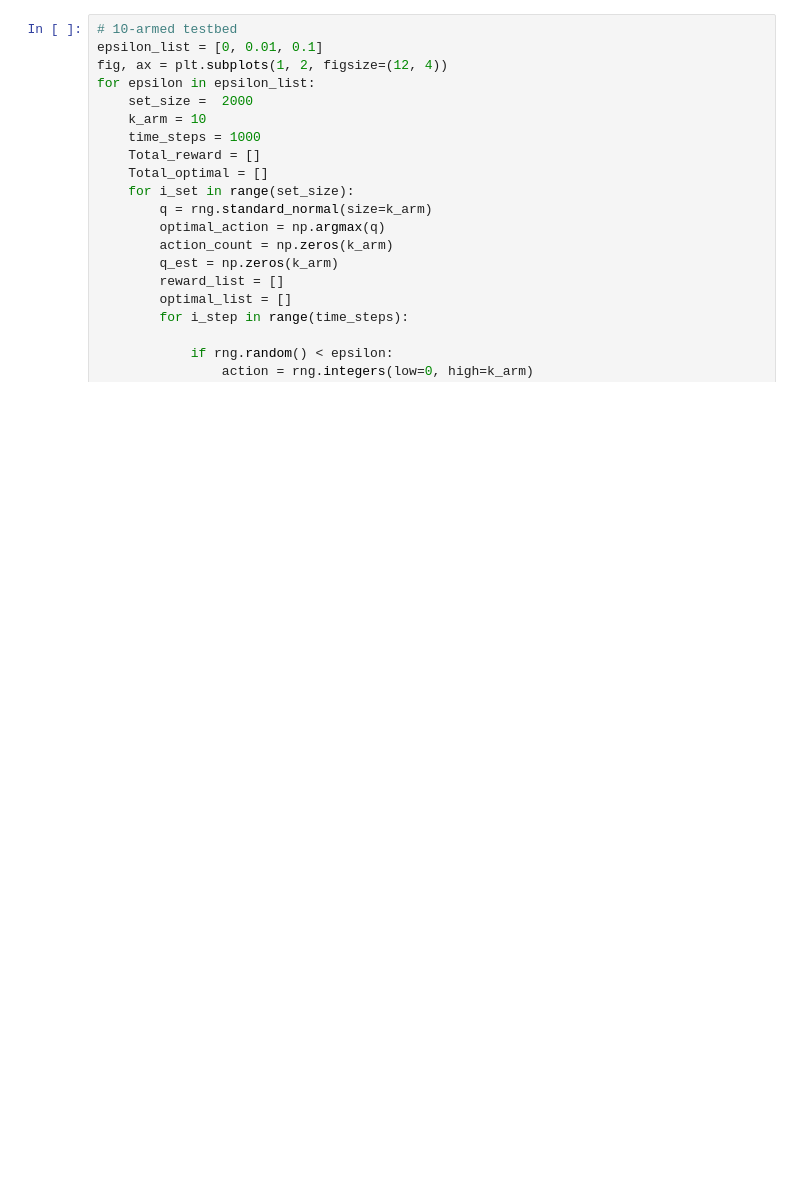
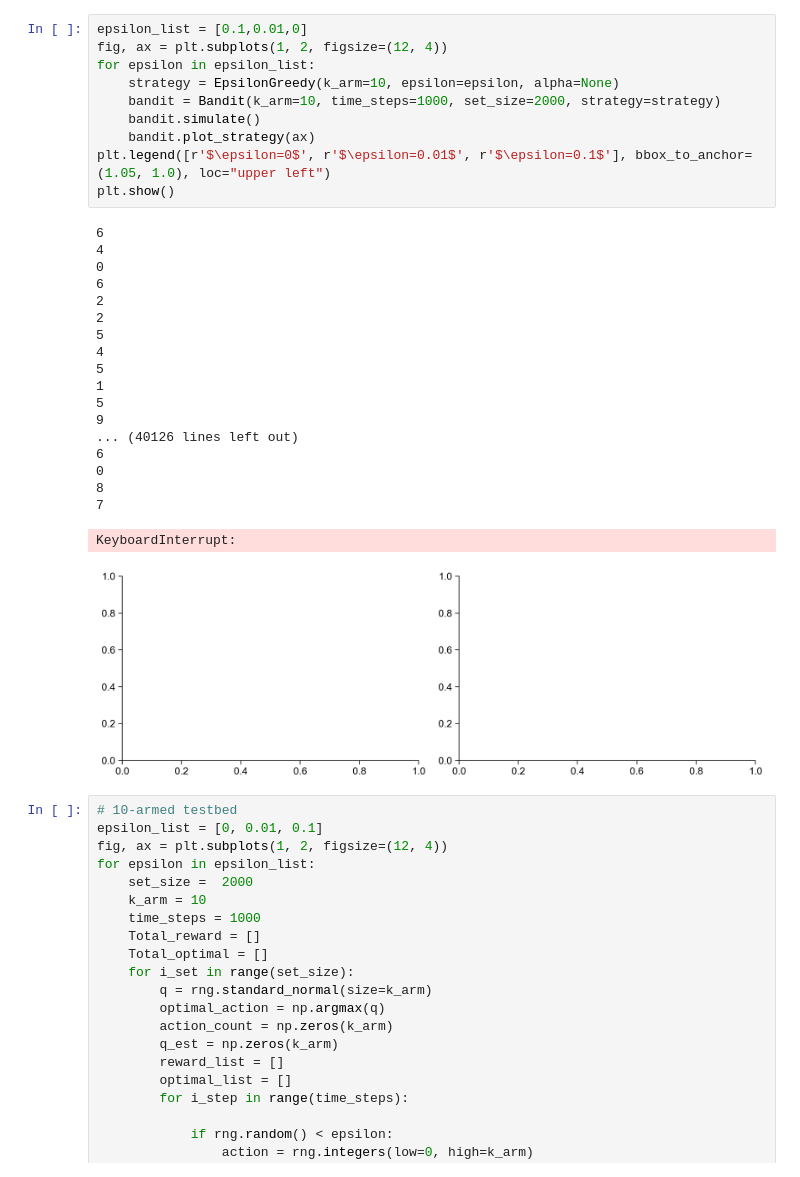
Before and after one commit to Yu-AngCheng/JC, a Jupyter notebook: Reinforcement Learning An Introduction/Ch2.ipynb, the cells around one changed output. Cells and saved outputs as stored; diff of their text form; blank space fills up the shorter version.

```diff
--- a/Reinforcement Learning An Introduction/Ch2.ipynb
+++ b/Reinforcement Learning An Introduction/Ch2.ipynb
@@ -22,3 +30,33 @@ def plot_strategy(ax, time_steps, average_reward, optimal_action):
+# %%
+epsilon_list = [0.1,0.01,0]
+fig, ax = plt.subplots(1, 2, figsize=(12, 4))
+for epsilon in epsilon_list:
+    strategy = EpsilonGreedy(k_arm=10, epsilon=epsilon, alpha=None)
+    bandit = Bandit(k_arm=10, time_steps=1000, set_size=2000, strategy=strategy)
+    bandit.simulate()
+    bandit.plot_strategy(ax)
+plt.legend([r'$\epsilon=0$', r'$\epsilon=0.01$', r'$\epsilon=0.1$'], bbox_to_anchor=(1.05, 1.0), loc="upper left")
+plt.show()
+# %% [output]
+6
+4
+0
+6
+2
+2
+5
+4
+5
+1
+5
+9
+... (40126 lines left out)
+6
+0
+8
+7
+KeyboardInterrupt:
+[figure, added]
 # %%
 # 10-armed testbed
 epsilon_list = [0, 0.01, 0.1]
```
Also changed, not shown: parts of 3 cells of this notebook.
